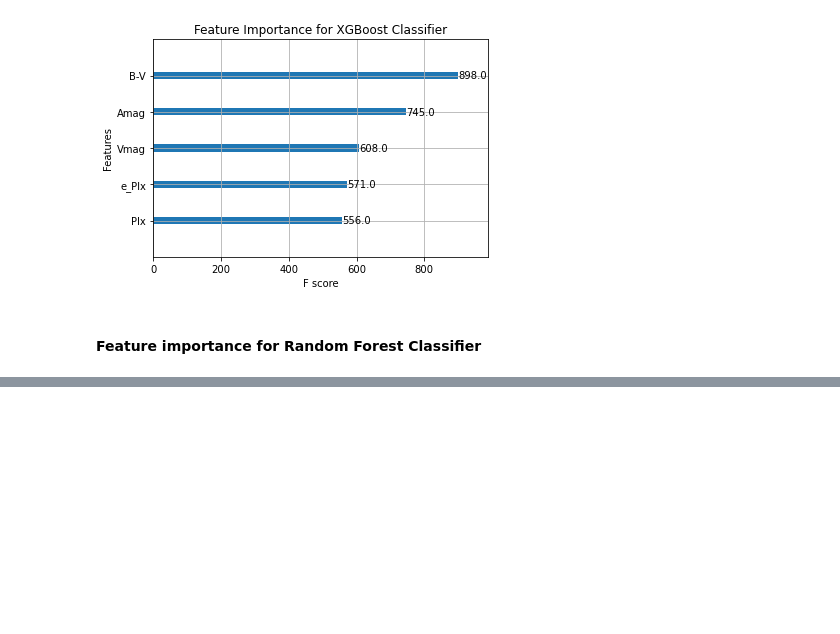
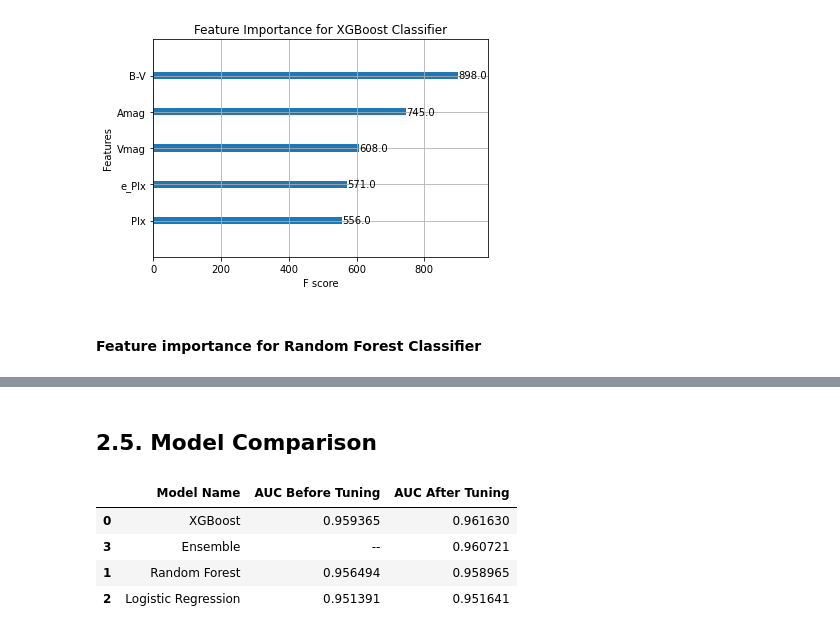
Before and after one commit to Marta-Matute/Star-Size-Prediction, a Jupyter notebook: notebooks/Model Building.ipynb, the cells around one changed output, grey strips where cells are left out. Cells and saved outputs as stored; diff of their text form; code cells hidden in the pictures; blank space fills up the shorter version.

```diff
--- a/notebooks/Model Building.ipynb
+++ b/notebooks/Model Building.ipynb
@@ -127,0 +260,7 @@ plt.show()
+# %%
+model_names.append('Ensemble')
+estimators = [('xgb', hypertuned_xgb), ('rf', hypertuned_rf), ('lr', hypertuned_logreg)]#, ('knn', hypertuned_knn)]
+voting_clf_ = VotingClassifier(estimators=estimators, voting='soft')
+# %%
+kfold = KFold(n_splits=5, random_state=0, shuffle=True)
+cv_results = cross_val_score(voting_clf_, X_train, y_train, cv=kfold, scoring='roc_auc')
@@ -127,0 +370,8 @@ plt.show()
+# %%
+voting_clf_trained = voting_clf_.fit(X_train, y_train)
+
+# predict test set
+# y_pred = voting_clf_.predict(X_test)
+
+with open('models/voting_clf.pickle', 'wb') as file:
+    pickle.dump(voting_clf_trained, file)
@@ -127,0 +399,32 @@ plt.show()
+# %% [markdown]
+## 2.5. Model Comparison
+# %%
+with open('models/hypertuned_xgbc.pickle', 'rb') as file:
+    hypertuned_xgb = pickle.load(file)
+with open('models/hypertuned_rf.pickle', 'rb') as file:
+    hypertuned_rf = pickle.load(file)
+with open('models/hypertuned_logreg.pickle', 'rb') as file:
+    hypertuned_logreg = pickle.load(file)
+with open('models/voting_clf.pickle', 'rb') as file:
+    voting_clf = pickle.load(file)
+
+train_results = {}
+train_results['XGBoost'] = hypertuned_xgb.best_score_
+train_results['Random Forest'] = hypertuned_rf.best_score_
+train_results['Logistic Regression'] = hypertuned_logreg.best_score_
+train_results['Ensemble'] = cv_results.mean()
+# %%
+comparative_table = []
+for name in model_names:
+    if name not in basic_results.keys():
+        basic_results[name] = "--"
+    comparative_table.append([name, basic_results[name], train_results[name]])
+
+models_comparative = pd.DataFrame(comparative_table, columns=['Model Name', 'AUC Before Tuning', 'AUC After Tuning'])
+models_comparative.sort_values(by=['AUC After Tuning'], ascending=False)
+# %% [output]
+|  | Model Name | AUC Before Tuning | AUC After Tuning |
+| 0 | XGBoost | 0.959365 | 0.961630 |
+| 3 | Ensemble | -- | 0.960721 |
+| 1 | Random Forest | 0.956494 | 0.958965 |
+| 2 | Logistic Regression | 0.951391 | 0.951641 |
```
Also changed, not shown: parts of 46 cells of this notebook, 1 other file.
